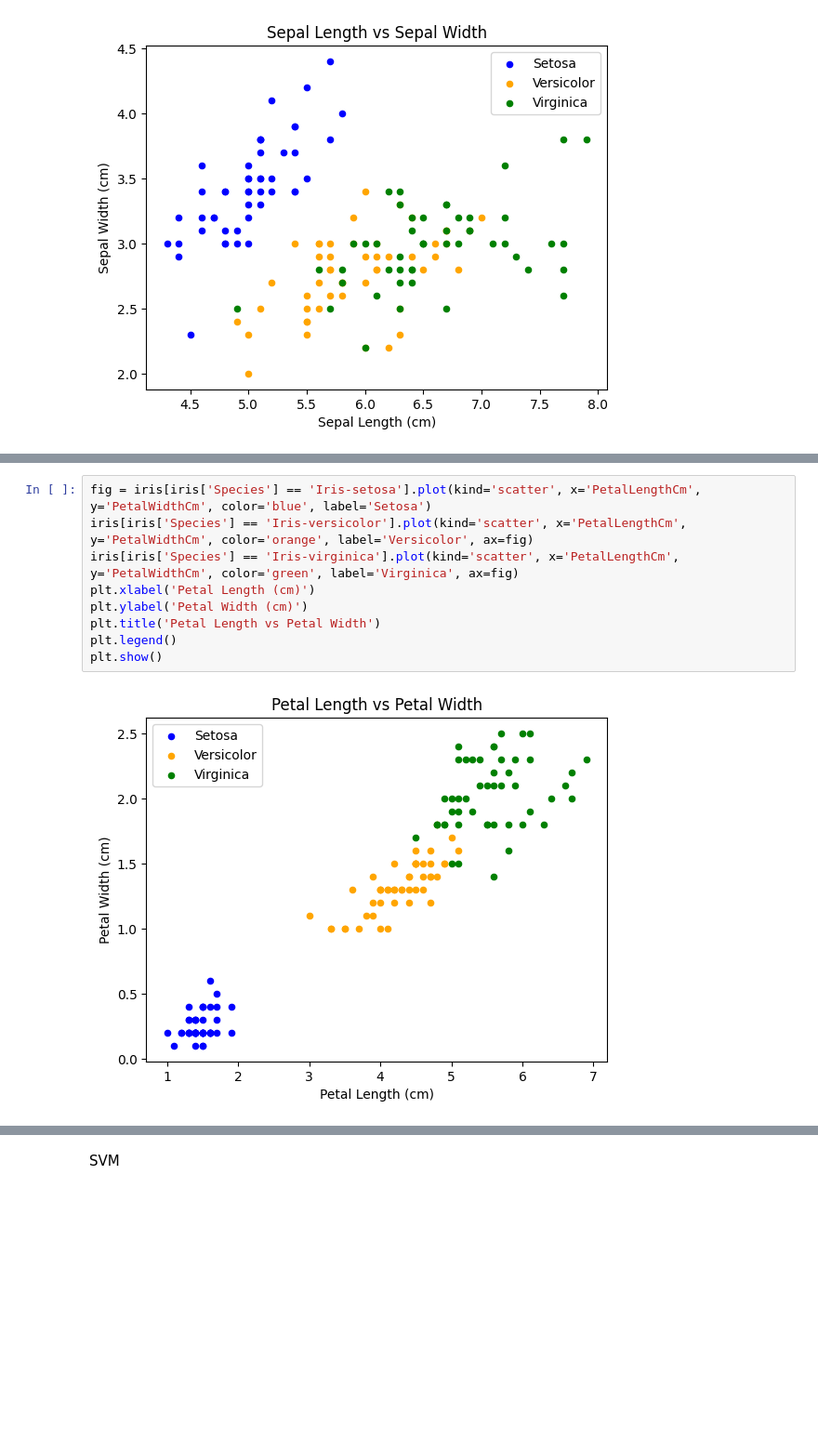
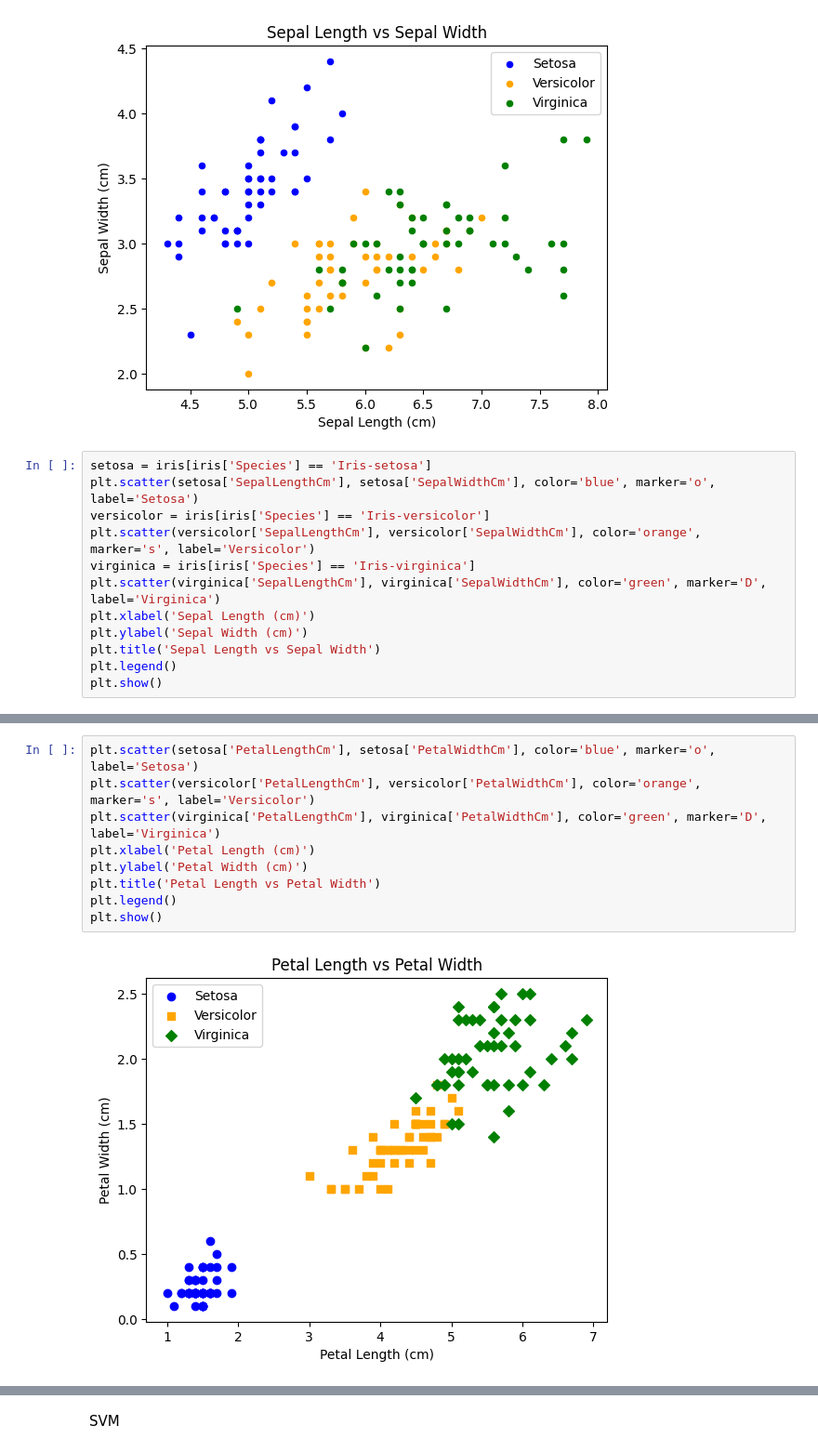
Before and after one commit to Lovjoy/Iris-EDA-and-Machine-Learning, a Jupyter notebook: EDA.ipynb, the cells around one changed output, grey strips where cells are left out. Shown at 93% size. Saved outputs shown, nothing was run; the diff lists cells and outputs as text; blank space fills up the shorter version.

Commit message:
worked on SVM visuals

```diff
--- a/EDA.ipynb
+++ b/EDA.ipynb
@@ -56,3 +73,15 @@ plt.legend()
 plt.show()
 # %% [output]
 [figure]
+# %%
+setosa = iris[iris['Species'] == 'Iris-setosa']
+plt.scatter(setosa['SepalLengthCm'], setosa['SepalWidthCm'], color='blue', marker='o', label='Setosa')
+versicolor = iris[iris['Species'] == 'Iris-versicolor']
+plt.scatter(versicolor['SepalLengthCm'], versicolor['SepalWidthCm'], color='orange', marker='s', label='Versicolor')
+virginica = iris[iris['Species'] == 'Iris-virginica']
+plt.scatter(virginica['SepalLengthCm'], virginica['SepalWidthCm'], color='green', marker='D', label='Virginica')
+plt.xlabel('Sepal Length (cm)')
+plt.ylabel('Sepal Width (cm)')
+plt.title('Sepal Length vs Sepal Width')
+plt.legend()
+plt.show()
@@ -59,14 +90,14 @@ plt.show()
 # %%
-fig = iris[iris['Species'] == 'Iris-setosa'].plot(kind='scatter', x='PetalLengthCm', y='PetalWidthCm', color='blue', label='Setosa')
-iris[iris['Species'] == 'Iris-versicolor'].plot(kind='scatter', x='PetalLengthCm', y='PetalWidthCm', color='orange', label='Versicolor', ax=fig)
-iris[iris['Species'] == 'Iris-virginica'].plot(kind='scatter', x='PetalLengthCm', y='PetalWidthCm', color='green', label='Virginica', ax=fig)
+plt.scatter(setosa['PetalLengthCm'], setosa['PetalWidthCm'], color='blue', marker='o', label='Setosa')
+plt.scatter(versicolor['PetalLengthCm'], versicolor['PetalWidthCm'], color='orange', marker='s', label='Versicolor')
+plt.scatter(virginica['PetalLengthCm'], virginica['PetalWidthCm'], color='green', marker='D', label='Virginica')
 plt.xlabel('Petal Length (cm)')
 plt.ylabel('Petal Width (cm)')
 plt.title('Petal Length vs Petal Width')
 plt.legend()
 plt.show()
 # %% [output]
-[figure, old version]
+[figure, new version]
 # %%
 iris.hist(edgecolor='black', linewidth=1.2)
 plt.suptitle('Histograms of Iris Dataset Features')
```
Also changed, not shown: parts of 28 cells of this notebook.
